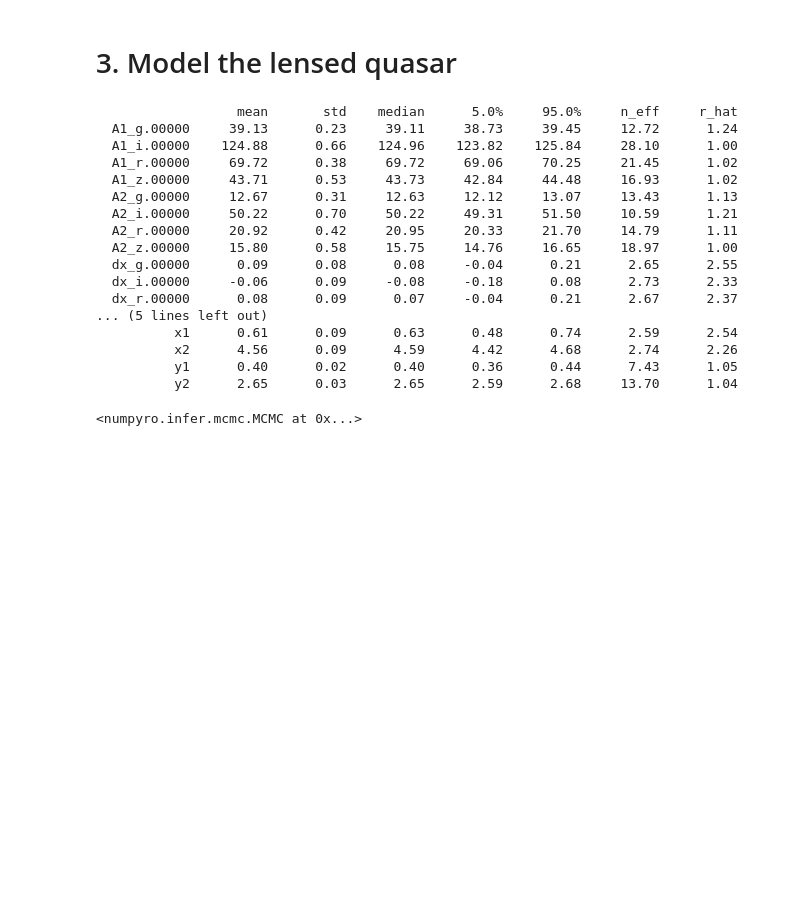
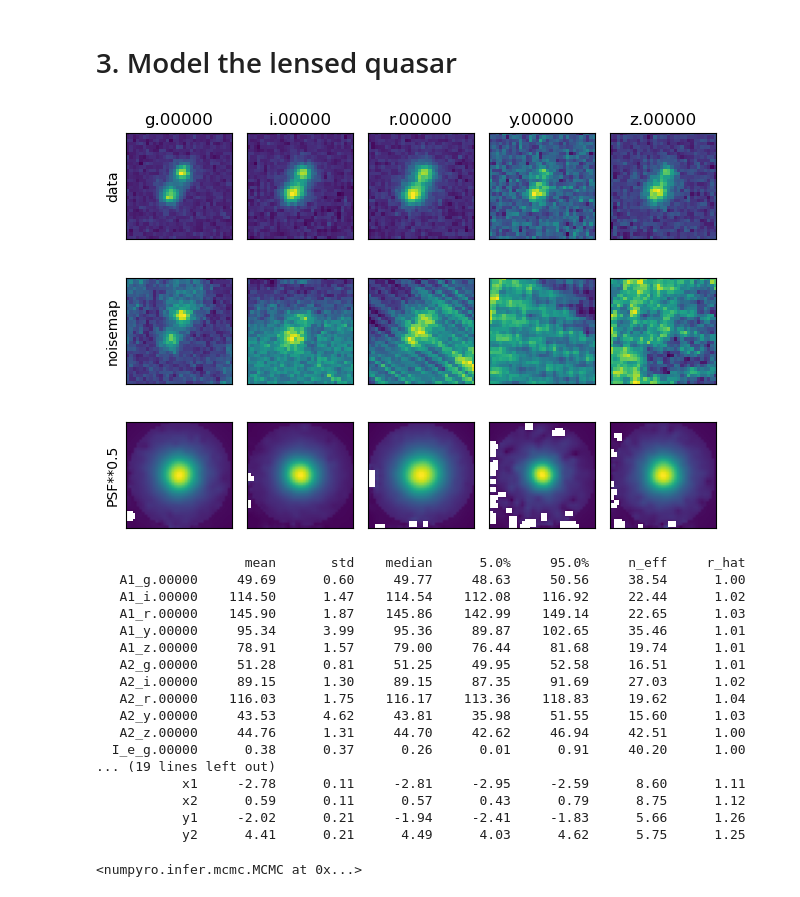
Before and after one commit to duxfrederic/lensedquasarsurveyor, a Jupyter notebook: notebooks/fitting_lensed_quasar_sampling.ipynb, the cells around one changed output. Saved outputs shown, nothing was run; the diff lists cells and outputs as text; code cells hidden in the pictures; blank space fills up the shorter version.

```diff
--- a/notebooks/fitting_lensed_quasar_sampling.ipynb
+++ b/notebooks/fitting_lensed_quasar_sampling.ipynb
@@ -39,26 +51,28 @@ from lensedquasarsutilities.image_fitting_blind import prepare_fitter_from_h5
 model = prepare_fitter_from_h5(savepath_cutouts_h5)
+# %%
+model.view_data()
+# %% [output]
+[figure, added]
 # %%
-# most params have sane defaults hopefully, but showing a few.
-model.sample(num_warmup=4500, num_samples=1500,
-             position_scale=10., positions_prior_type="box",
-             include_galaxy=False)
+model.sample(num_warmup=50_000, num_samples=10_000,
+             include_galaxy=True, position_scale=10)
 # %% [output]
-                  mean       std    median      5.0%     95.0%     n_eff     r_hat
-  A1_g.00000     39.13      0.23     39.11     38.73     39.45     12.72      1.24
-  A1_i.00000    124.88      0.66    124.96    123.82    125.84     28.10      1.00
-  A1_r.00000     69.72      0.38     69.72     69.06     70.25     21.45      1.02
-  A1_z.00000     43.71      0.53     43.73     42.84     44.48     16.93      1.02
-  A2_g.00000     12.67      0.31     12.63     12.12     13.07     13.43      1.13
-  A2_i.00000     50.22      0.70     50.22     49.31     51.50     10.59      1.21
-  A2_r.00000     20.92      0.42     20.95     20.33     21.70     14.79      1.11
-  A2_z.00000     15.80      0.58     15.75     14.76     16.65     18.97      1.00
-  dx_g.00000      0.09      0.08      0.08     -0.04      0.21      2.65      2.55
-  dx_i.00000     -0.06      0.09     -0.08     -0.18      0.08      2.73      2.33
-  dx_r.00000      0.08      0.09      0.07     -0.04      0.21      2.67      2.37
-... (5 lines left out)
-          x1      0.61      0.09      0.63      0.48      0.74      2.59      2.54
-          x2      4.56      0.09      4.59      4.42      4.68      2.74      2.26
-          y1      0.40      0.02      0.40      0.36      0.44      7.43      1.05
-          y2      2.65      0.03      2.65      2.59      2.68     13.70      1.04
+                   mean       std    median      5.0%     95.0%     n_eff     r_hat
+   A1_g.00000     49.69      0.60     49.77     48.63     50.56     38.54      1.00
+   A1_i.00000    114.50      1.47    114.54    112.08    116.92     22.44      1.02
+   A1_r.00000    145.90      1.87    145.86    142.99    149.14     22.65      1.03
+   A1_y.00000     95.34      3.99     95.36     89.87    102.65     35.46      1.01
+   A1_z.00000     78.91      1.57     79.00     76.44     81.68     19.74      1.01
+   A2_g.00000     51.28      0.81     51.25     49.95     52.58     16.51      1.01
+   A2_i.00000     89.15      1.30     89.15     87.35     91.69     27.03      1.02
+   A2_r.00000    116.03      1.75    116.17    113.36    118.83     19.62      1.04
+   A2_y.00000     43.53      4.62     43.81     35.98     51.55     15.60      1.03
+   A2_z.00000     44.76      1.31     44.70     42.62     46.94     42.51      1.00
+  I_e_g.00000      0.38      0.37      0.26      0.01      0.91     40.20      1.00
+... (19 lines left out)
+           x1     -2.78      0.11     -2.81     -2.95     -2.59      8.60      1.11
+           x2      0.59      0.11      0.57      0.43      0.79      8.75      1.12
+           y1     -2.02      0.21     -1.94     -2.41     -1.83      5.66      1.26
+           y2      4.41      0.21      4.49      4.03      4.62      5.75      1.25
 <numpyro.infer.mcmc.MCMC at 0x...>
 # %%
```
Also changed, not shown: parts of 8 cells of this notebook, 22 other files.
